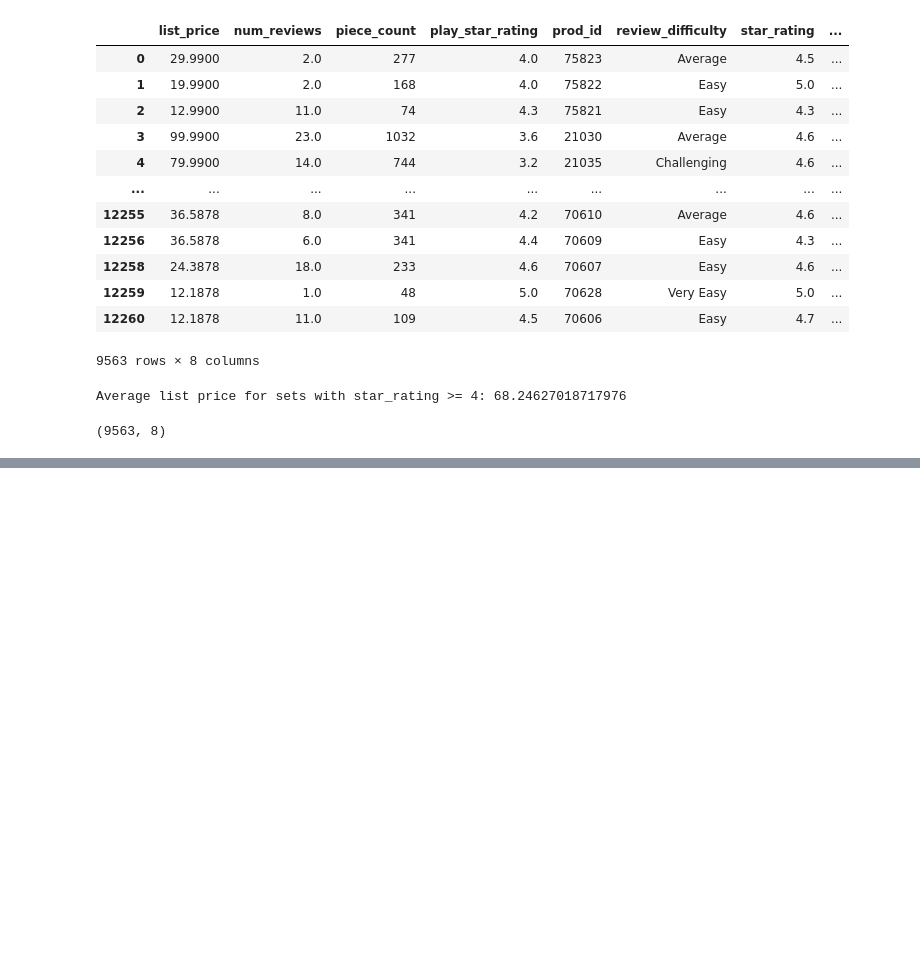
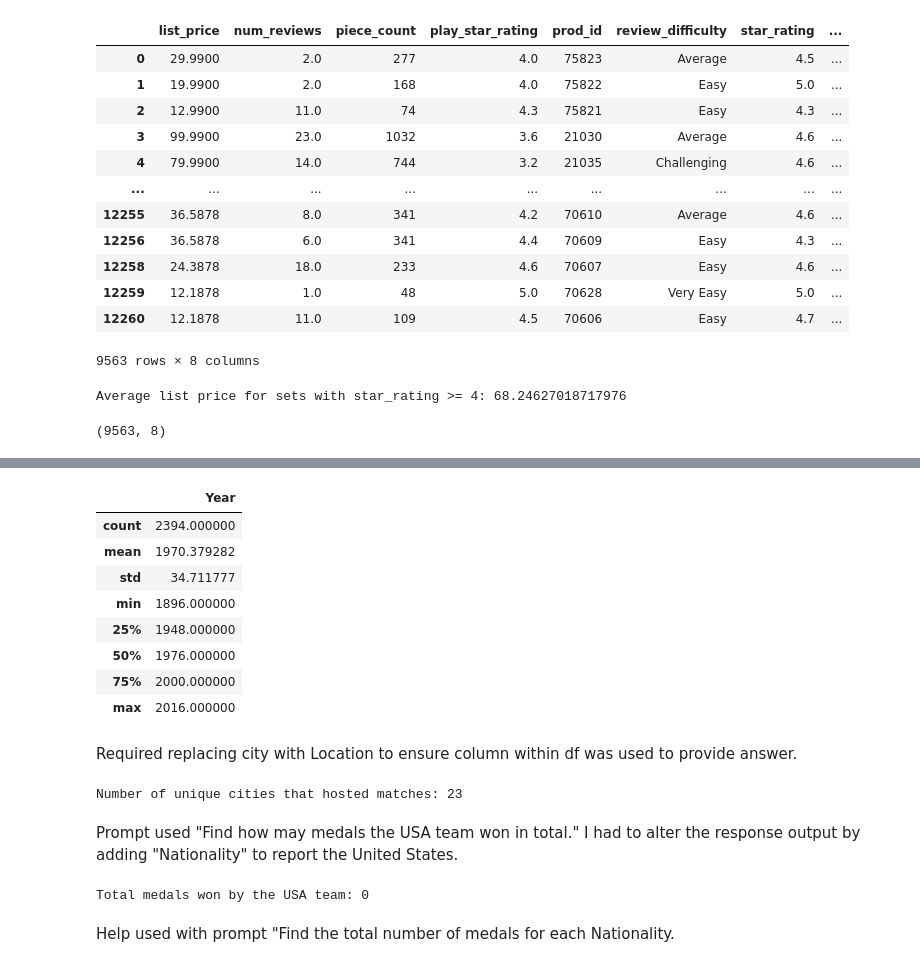
Before and after one commit to kjarbo/CSC302, a Jupyter notebook: Pandas_In_Class_Notebook.ipynb, the cells around one changed output, grey strips where cells are left out. Cells and saved outputs as stored; diff of their text form; code cells hidden in the pictures; blank space fills up the shorter version.

```diff
--- a/Pandas_In_Class_Notebook.ipynb
+++ b/Pandas_In_Class_Notebook.ipynb
@@ -2182,0 +2202,4 @@ legos4.shape
+# %%
+import pandas as pd
+olympics = pd.read_csv('/content/drive/MyDrive/DATA/olympic_medals.csv')
+olympics.head()
@@ -2182,0 +2232,33 @@ legos4.shape
+# %%
+olympics.describe()
+# %% [output]
+|  | Year |
+| count | 2394.000000 |
+| mean | 1970.379282 |
+| std | 34.711777 |
+| min | 1896.000000 |
+| 25% | 1948.000000 |
+| 50% | 1976.000000 |
+| 75% | 2000.000000 |
+| max | 2016.000000 |
+# %% [markdown]
+Required replacing city with Location to ensure column within df was used to provide answer.
+# %%
+num_unique_cities = len(olympics['Location'].unique())
+print("Number of unique cities that hosted matches:", num_unique_cities)
+# %% [output]
+Number of unique cities that hosted matches: 23
+# %% [markdown]
+Prompt used "Find how may medals the USA team won in total." I had to alter the response output by adding "Nationality" to report the United States.
+# %%
+# Filter the DataFrame for USA team
+usa_medals = olympics[olympics['Nationality'] == 'United States']
+
+# Count the total number of medals won by USA
+total_usa_medals = usa_medals.shape[0]
+
+print("Total medals won by the USA team:", total_usa_medals)
+# %% [output]
+Total medals won by the USA team: 0
+# %% [markdown]
+Help used with prompt "Find the total number of medals for each Nationality.
```
Also changed, not shown: parts of 4 cells of this notebook.
